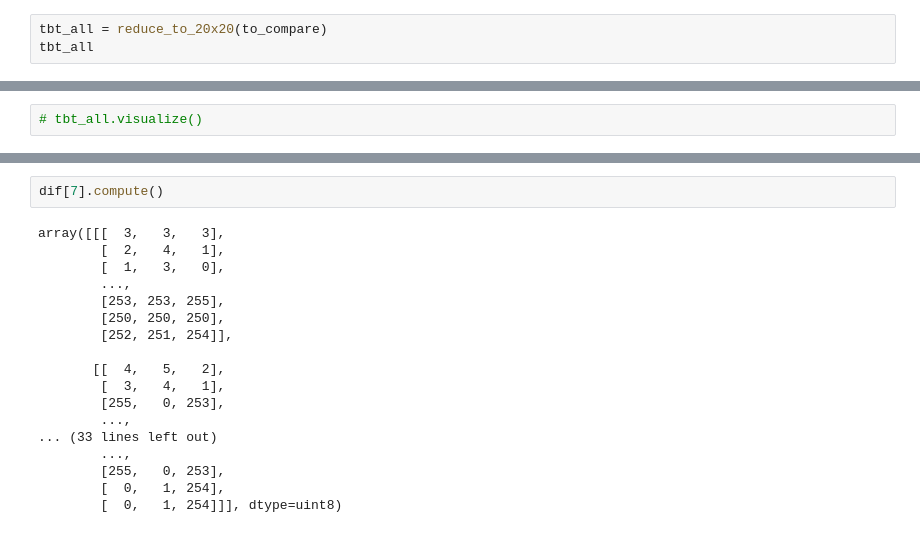
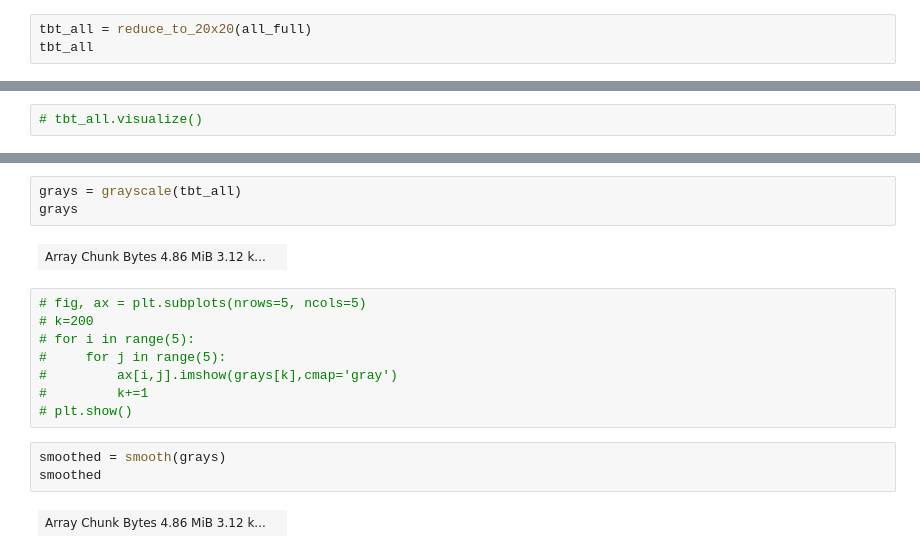
Before and after one commit to davedavemckay/timelapse-homogenise, a Jupyter notebook: imcomp.ipynb, the cells around one changed output, grey strips where cells are left out. Saved outputs shown, nothing was run; the diff lists cells and outputs as text.

```diff
--- a/imcomp.ipynb
+++ b/imcomp.ipynb
@@ -176,5 +155,5 @@ plt.show()
 # %%
-tbt_all = reduce_to_20x20(to_compare)
+tbt_all = reduce_to_20x20(all_full)
 tbt_all
 # %% [output]
 | Array Chunk Bytes 1.82 MiB 1.17 k... |  |
@@ -232,20 +174,18 @@ plt.show()
-# %%
-dif[7].compute()
-# %% [output]
-array([[[  3,   3,   3],
-        [  2,   4,   1],
-        [  1,   3,   0],
-        ...,
-        [253, 253, 255],
-        [250, 250, 250],
-        [252, 251, 254]],
-
-       [[  4,   5,   2],
-        [  3,   4,   1],
-        [255,   0, 253],
-        ...,
-... (33 lines left out)
-        ...,
-        [255,   0, 253],
-        [  0,   1, 254],
-        [  0,   1, 254]]], dtype=uint8)
+# %%
+grays = grayscale(tbt_all)
+grays
+# %% [output]
+| Array Chunk Bytes 4.86 MiB 3.12 k... |  |
+# %%
+# fig, ax = plt.subplots(nrows=5, ncols=5)
+# k=200
+# for i in range(5):
+#     for j in range(5):
+#         ax[i,j].imshow(grays[k],cmap='gray')
+#         k+=1
+# plt.show()
+# %%
+smoothed = smooth(grays)
+smoothed
+# %% [output]
+| Array Chunk Bytes 4.86 MiB 3.12 k... |  |
```
Also changed, not shown: parts of 34 cells of this notebook.
